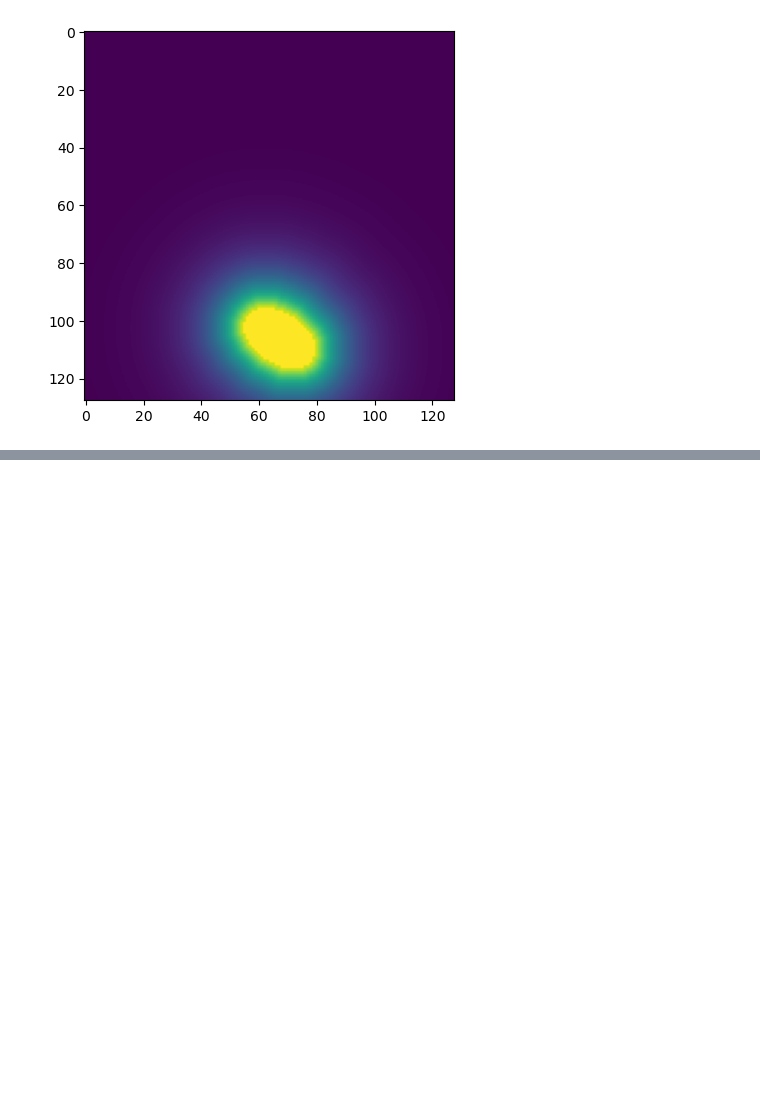
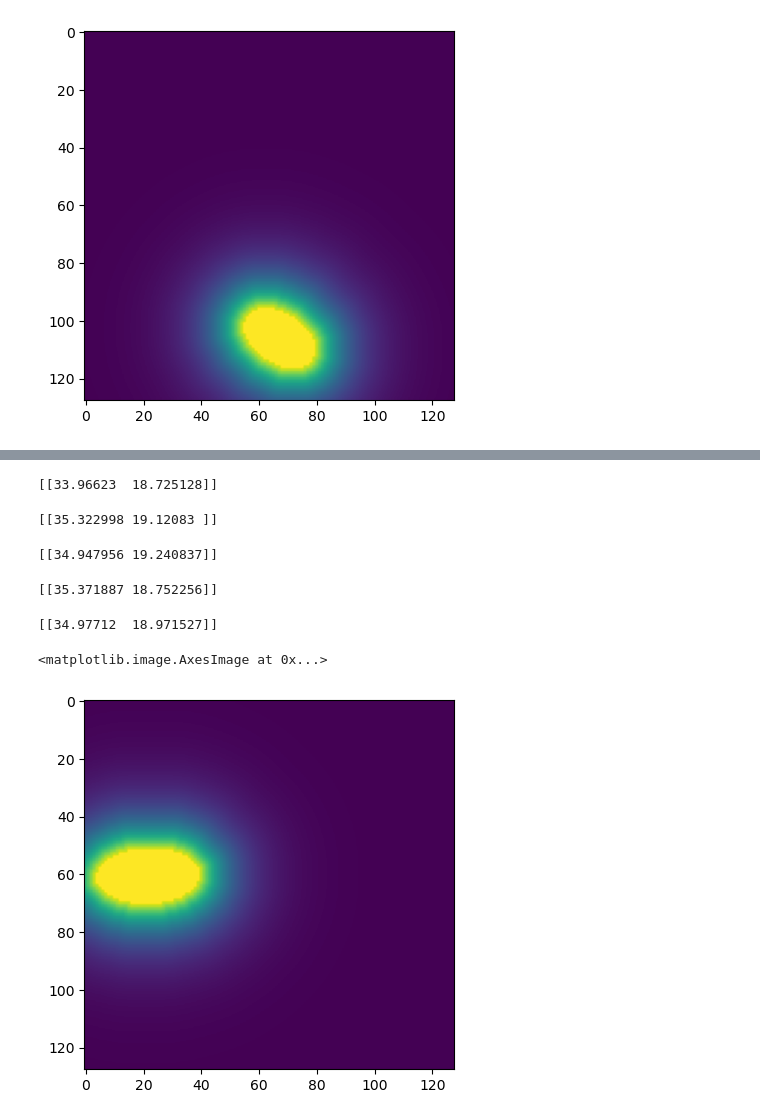
Before and after one commit to zyjux/glp, a Jupyter notebook: synth_data_network.ipynb, the cells around one changed output, grey strips where cells are left out. Drawn from its saved outputs; the diff is of its cells as text; code cells hidden in the pictures; blank space fills up the shorter version.

```diff
--- a/synth_data_network.ipynb
+++ b/synth_data_network.ipynb
@@ -24,0 +14,24 @@ Data variables:
+# %%
+class OutputScaler:
+    def __init__(self, y):
+        self.means = []
+        self.stds = []
+        self.num_features = y.shape[-1]
+        for i in range(self.num_features):
+            self.means.append(y[..., i].mean())
+            self.stds.append(y[..., i].std())
+
+    def transform(self, y_vals):
+        self.y_scaled = y_vals.copy()
+        for i in range(self.num_features):
+            self.y_scaled[..., i] = (self.y_scaled[..., i] - self.means[i])/self.stds[i]
+        return self.y_scaled
+
+    def untransform(self, y_vals):
+        self.y_unscaled = y_vals.copy()
+        for i in range(self.num_features):
+            self.y_unscaled[..., i] = self.y_unscaled[..., i]*self.stds[i] + self.means[i]
+        return self.y_unscaled
+# %%
+ds_scaler = OutputScaler(np.stack([ds.maj_len.values, ds.min_len.values]).T)
+ds['target'] = (('p', 'axis'), ds_scaler.transform(np.stack([ds.maj_len.values, ds.min_len.values]).T))
@@ -35,0 +575,40 @@ val_y = torch.tensor(np.vstack([ds.maj_len[8000:].values, ds.min_len[8000:].valu
+# %%
+test_sample = transforms.functional.rotate(torch.unsqueeze(torch.unsqueeze(torch.tensor(ds.ellipse[8005, :, :].values.astype(np.float32)), 0), 0), 45)
+test_tf = glp_transform(angle_inc=45)
+with torch.no_grad():
+    print(ds_scaler.untransform(glp_model(test_tf(test_sample.to(device))).detach().cpu().numpy()))
+# %% [output]
+[[33.96623  18.725128]]
+# %%
+test_sample = transforms.functional.rotate(torch.unsqueeze(torch.unsqueeze(torch.tensor(ds.ellipse[8005, :, :].values.astype(np.float32)), 0), 0), 90)
+test_tf = glp_transform(angle_inc=45)
+with torch.no_grad():
+    print(ds_scaler.untransform(glp_model(test_tf(test_sample.to(device))).detach().cpu().numpy()))
+# %% [output]
+[[35.322998 19.12083 ]]
+# %%
+test_sample = transforms.functional.rotate(torch.unsqueeze(torch.unsqueeze(torch.tensor(ds.ellipse[8005, :, :].values.astype(np.float32)), 0), 0), 135)
+test_tf = glp_transform(angle_inc=45)
+with torch.no_grad():
+    print(ds_scaler.untransform(glp_model(test_tf(test_sample.to(device))).detach().cpu().numpy()))
+# %% [output]
+[[34.947956 19.240837]]
+# %%
+test_sample = transforms.functional.rotate(torch.unsqueeze(torch.unsqueeze(torch.tensor(ds.ellipse[8005, :, :].values.astype(np.float32)), 0), 0), 15)
+test_tf = glp_transform(angle_inc=45)
+with torch.no_grad():
+    print(ds_scaler.untransform(glp_model(test_tf(test_sample.to(device))).detach().cpu().numpy()))
+# %% [output]
+[[35.371887 18.752256]]
+# %%
+test_sample = transforms.functional.rotate(torch.unsqueeze(torch.unsqueeze(torch.tensor(ds.ellipse[8005, :, :].values.astype(np.float32)), 0), 0), 30)
+test_tf = glp_transform(angle_inc=45)
+with torch.no_grad():
+    print(ds_scaler.untransform(glp_model(test_tf(test_sample.to(device))).detach().cpu().numpy()))
+# %% [output]
+[[34.97712  18.971527]]
+# %%
+plt.imshow(test_sample[0, 0, :, :].numpy())
+# %% [output]
+<matplotlib.image.AxesImage at 0x...>
+[figure, added]
```
Also changed, not shown: parts of 34 cells of this notebook.
